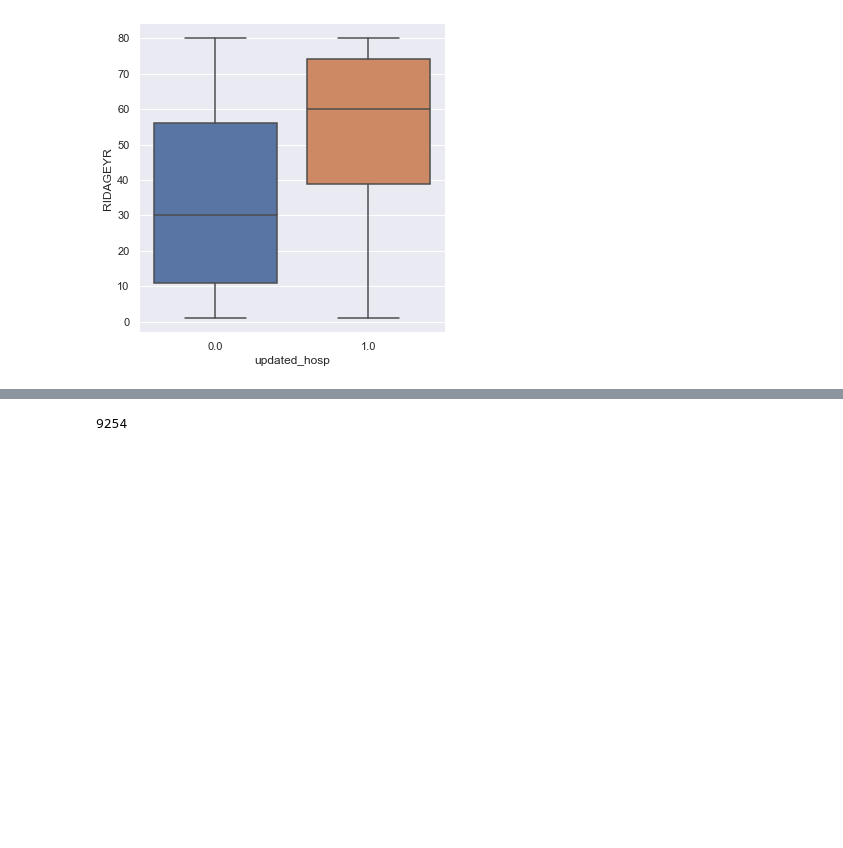
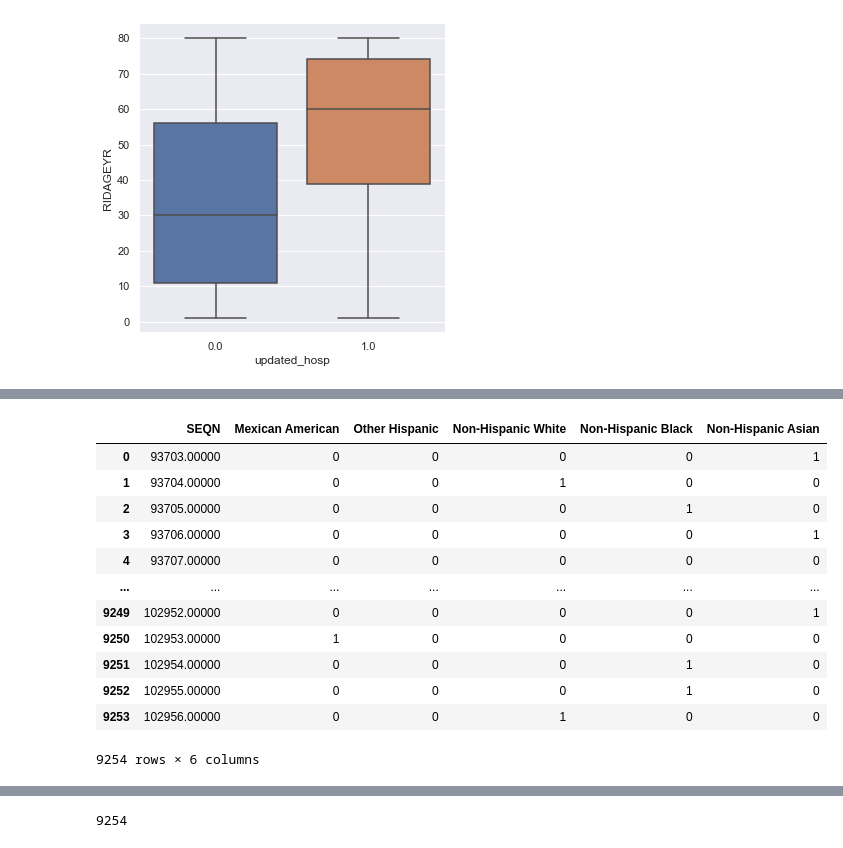
Before and after one commit to lilisbeit/Preventing-Hospitalizations, a Jupyter notebook: data-cleaning-and-feature-engineering.ipynb, the cells around one changed output, grey strips where cells are left out. Saved outputs shown, nothing was run; the diff lists cells and outputs as text; code cells hidden in the pictures; blank space fills up the shorter version.

```diff
--- a/data-cleaning-and-feature-engineering.ipynb
+++ b/data-cleaning-and-feature-engineering.ipynb
@@ -1772,3 +1765,25 @@ race_3
+# %%
+race_3.rename(columns = {'RIDRETH3_1.0': 'Mexican American',
+                        'RIDRETH3_2.0': 'Other Hispanic',
+                        'RIDRETH3_3.0': 'Non-Hispanic White',
+                        'RIDRETH3_4.0': 'Non-Hispanic Black',
+                        'RIDRETH3_6.0': 'Non-Hispanic Asian'},
+             inplace = True)
+race_3
+# %% [output]
+|  | SEQN | Mexican American | Other Hispanic | Non-Hispanic White | Non-Hispanic Black | Non-Hispanic Asian |
+| 0 | 93703.00000 | 0 | 0 | 0 | 0 | 1 |
+| 1 | 93704.00000 | 0 | 0 | 1 | 0 | 0 |
+| 2 | 93705.00000 | 0 | 0 | 0 | 1 | 0 |
+| 3 | 93706.00000 | 0 | 0 | 0 | 0 | 1 |
+| 4 | 93707.00000 | 0 | 0 | 0 | 0 | 0 |
+| ... | ... | ... | ... | ... | ... | ... |
+| 9249 | 102952.00000 | 0 | 0 | 0 | 0 | 1 |
+| 9250 | 102953.00000 | 1 | 0 | 0 | 0 | 0 |
+| 9251 | 102954.00000 | 0 | 0 | 0 | 1 | 0 |
+| 9252 | 102955.00000 | 0 | 0 | 0 | 1 | 0 |
+| 9253 | 102956.00000 | 0 | 0 | 1 | 0 | 0 |
+9254 rows × 6 columns
 # %%
 binary_df_3 = binary_df_26.merge(race_3, how='left', on='SEQN').set_index('SEQN')
 binary_df_3.head(200)
```
Also changed, not shown: parts of 2 cells of this notebook, 3 other files.
